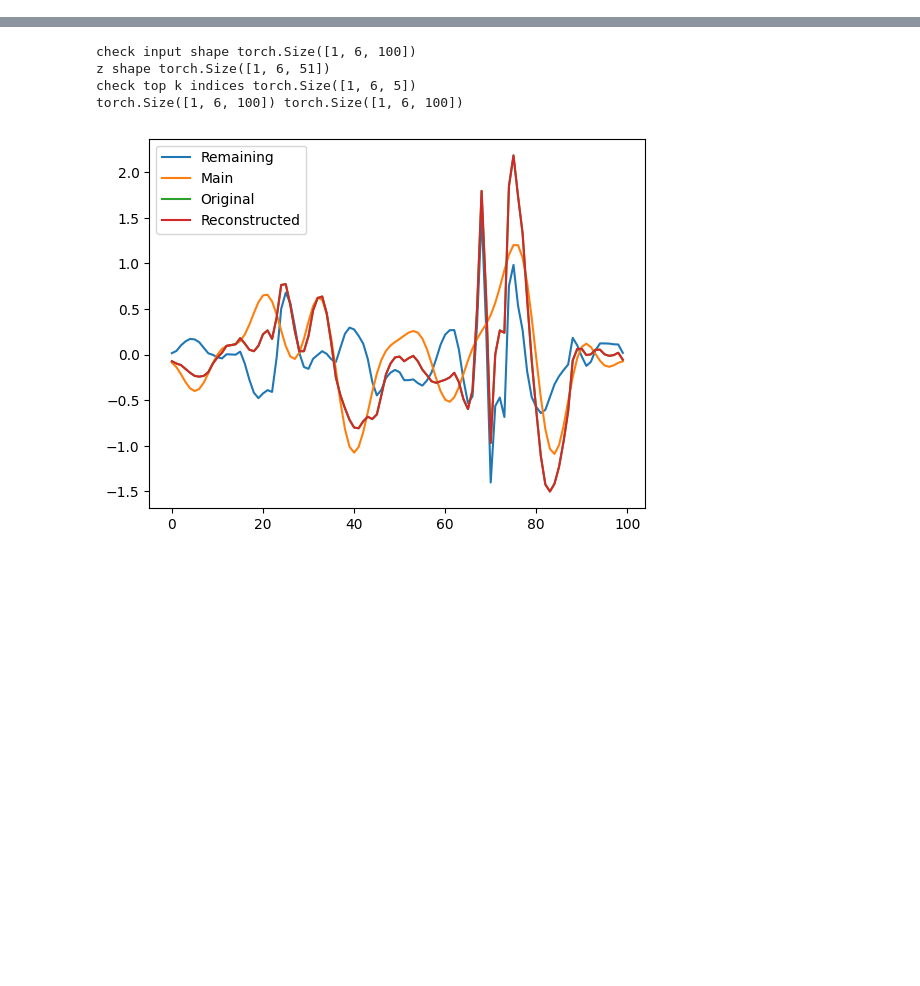
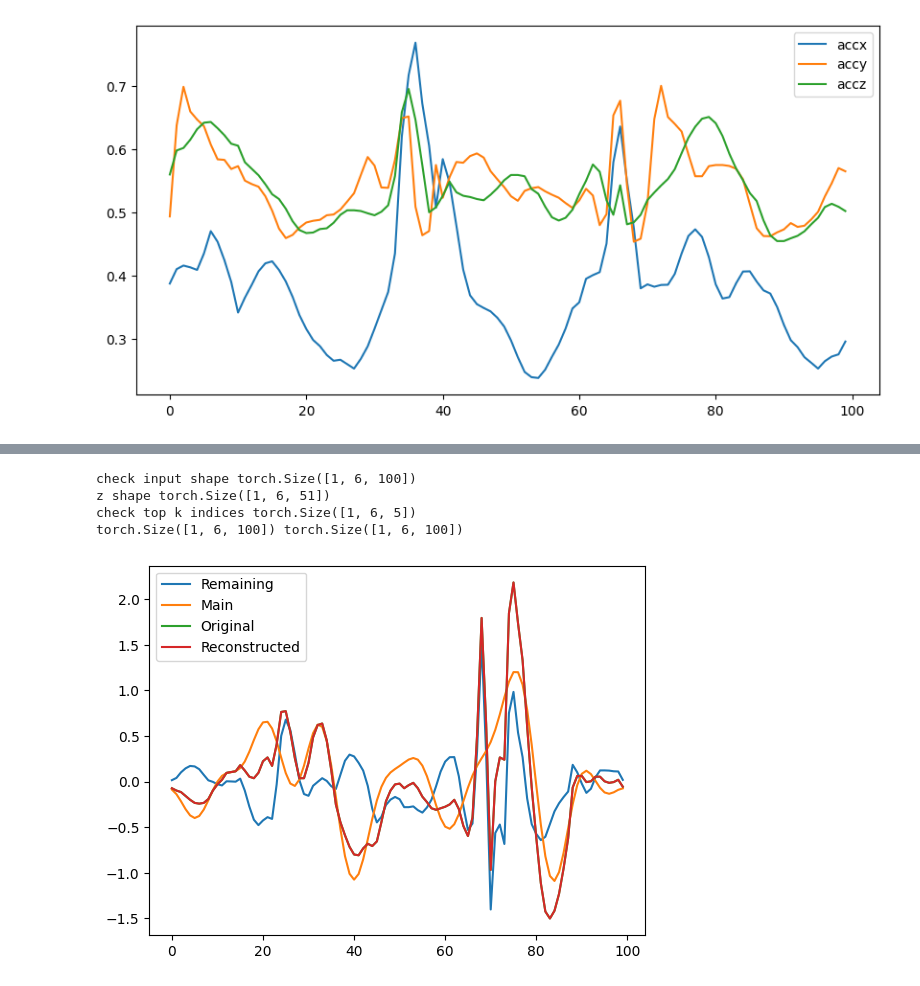
Before and after one commit to walterxx1/sensordiff, a Jupyter notebook: notebooks/analysis_different_freq_domains.ipynb, the cells around one changed output, grey strips where cells are left out. Cells and saved outputs as stored; diff of their text form; code cells hidden in the pictures; blank space fills up the shorter version.

```diff
--- a/notebooks/analysis_different_freq_domains.ipynb
+++ b/notebooks/analysis_different_freq_domains.ipynb
@@ -66,0 +91,21 @@ torch.Size([24, 6, 100]) torch.Size([24, 6, 100])
+# %%
+idx = 300
+feature_id = 3
+plt.figure(figsize=(10, 5))
+# plt.plot(x_r[idx,0,:], label='resfreq_accx')
+# plt.plot(x_r[idx,1,:], label='resfreq_accy')
+# plt.plot(x_r[idx,2,:], label='resfreq_accz')
+
+plt.plot(input_tensor[idx,0,:], label='accx')
+plt.plot(input_tensor[idx,1,:], label='accy')
+plt.plot(input_tensor[idx,2,:], label='accz')
+
+
+# plt.plot(x_r[idx,feature_id,:], label='Remaining')
+# plt.plot(x_m[idx,feature_id,:], label='Main')
+# plt.plot(input_tensor[idx,feature_id,:], label='Original')
+# plt.plot(x_r[idx,feature_id,:] + x_m[idx,feature_id,:], label='Reconstructed')
+plt.legend()
+plt.show()
+# %% [output]
+[figure, added]
```
Also changed, not shown: parts of 22 cells of this notebook, 20 other files.
